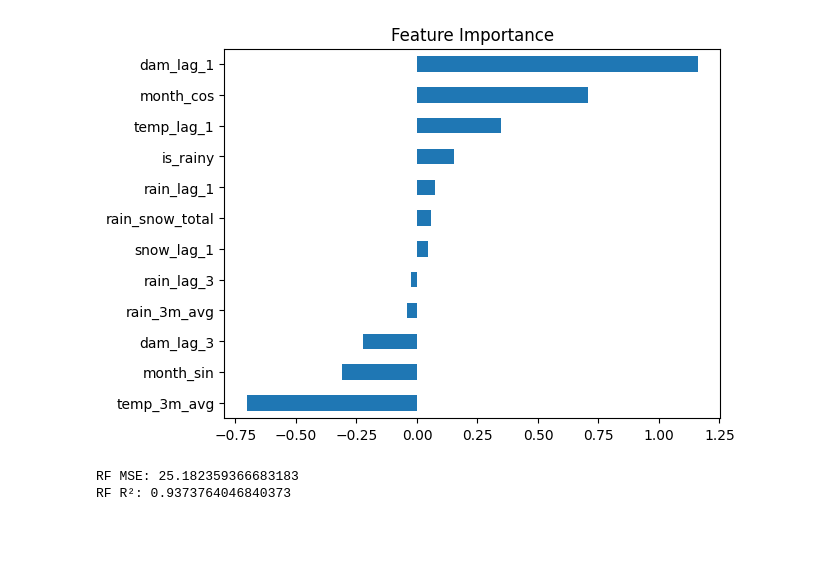
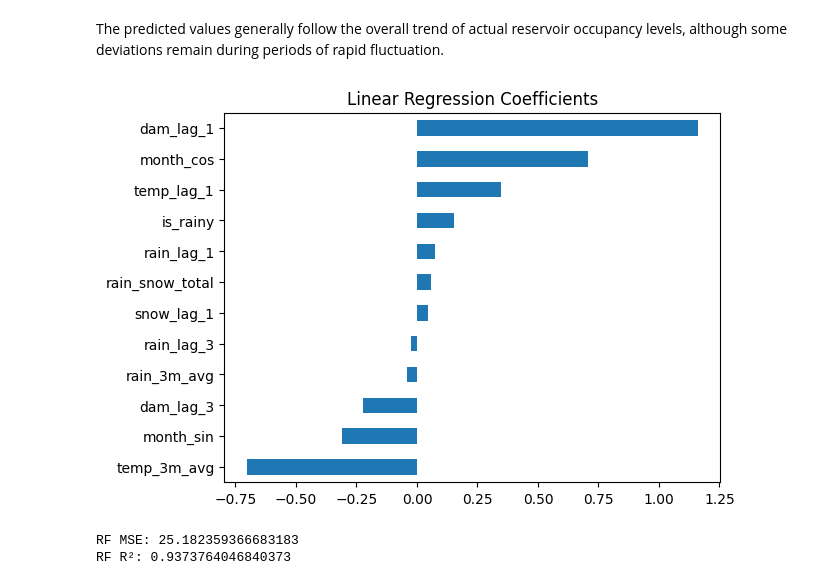
Before and after one commit to aysenuruyar-rgb/DSA210-Proj, a Jupyter notebook: notebook/05_ML_methods.ipynb, the cells around one changed output. Drawn from its saved outputs; the diff is of its cells as text; code cells hidden in the pictures; blank space fills up the shorter version.

```diff
--- a/notebook/05_ML_methods.ipynb
+++ b/notebook/05_ML_methods.ipynb
@@ -66,12 +85,14 @@ R^2: 0.9547374699412862
+# %% [markdown]
+The predicted values generally follow the overall trend of actual reservoir occupancy levels, although some deviations remain during periods of rapid fluctuation.
 # %%
 import pandas as pd
 
 importance = pd.Series(model.coef_, index=X.columns)
 importance.sort_values().plot(kind="barh")
-plt.title("Feature Importance")
+plt.title("Linear Regression Coefficients")
 plt.show()
 # %% [output]
-[figure, old version]
+[figure, new version]
 # %%
 from sklearn.ensemble import RandomForestRegressor
 
```
Also changed, not shown: parts of 10 cells of this notebook.
